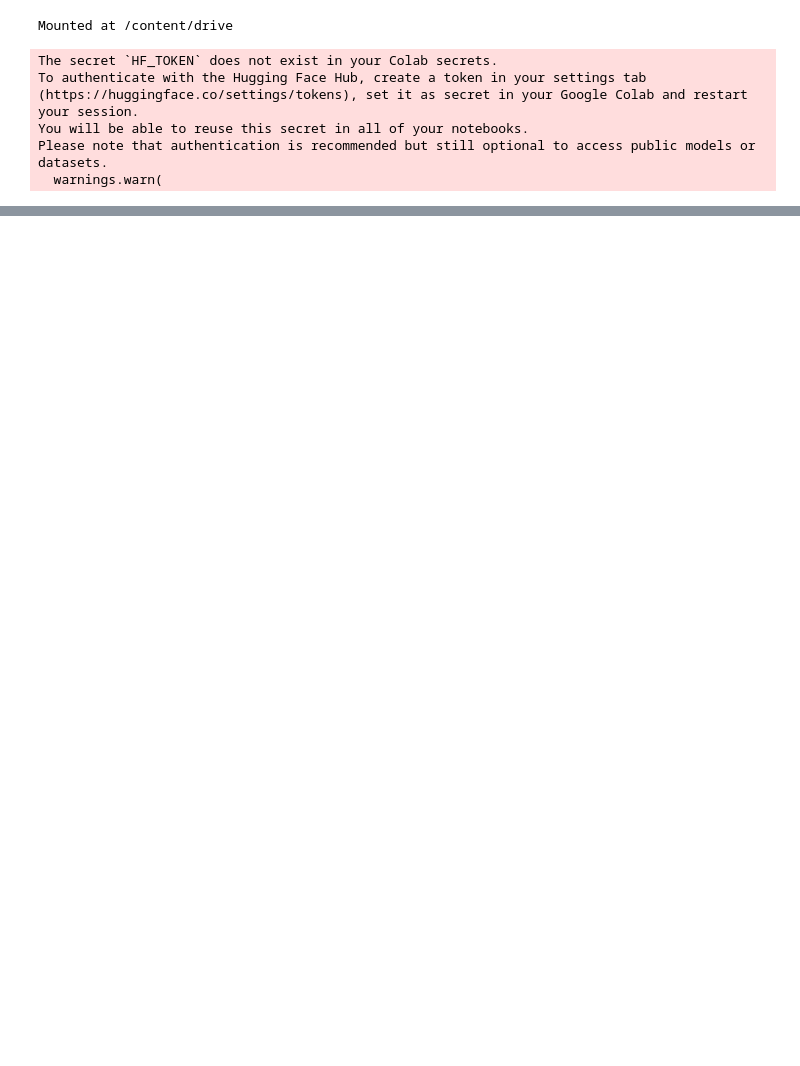
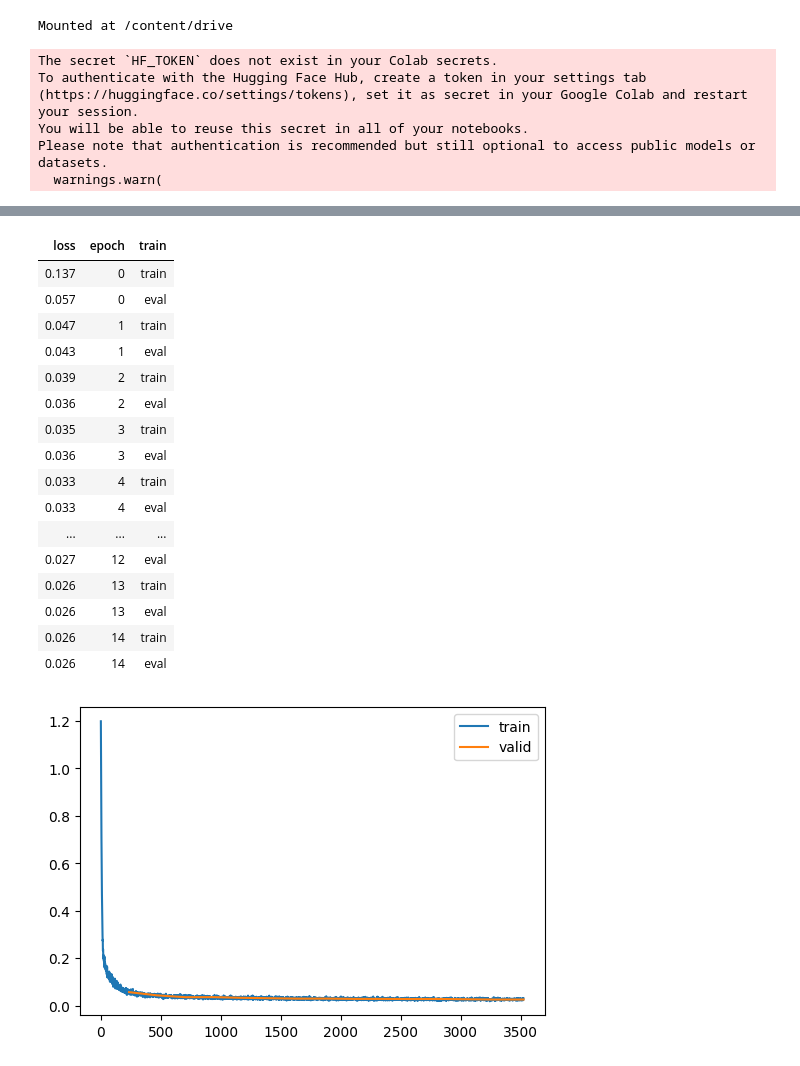
Before and after one commit to pranay8297/DDPM-DDIM-Karras, a Jupyter notebook: DDIM_LinearSchedule.ipynb, the cells around one changed output, grey strips where cells are left out. Drawn from its saved outputs; the diff is of its cells as text; code cells hidden in the pictures; blank space fills up the shorter version.

Commit message:
Used COSINE schedule borrowed from diffuser planner implementation - best results by far

```diff
--- a/DDIM_LinearSchedule.ipynb
+++ b/DDIM_LinearSchedule.ipynb
@@ -587,3 +615,48 @@ a[0], a[-1], b[0], b[-1]
+# %%
+dname, xn, yn = 'fashion_mnist', 'image', 'label'
+dsd = load_dataset(dname)
+
+@inplace
+def transformi(b):
+  b['image'] = [(resize(to_tensor(o), (32, 32), antialias = True)) - 0.5 for o in b['image']]
+
+tds = dsd.with_transform(transformi)
+
+dls = DataLoaders.from_dd(tds, batch_size = 256, num_workers=2)
+
+model = UnetModel(in_channels=1, out_channels = 1, block_out_channels = (32, 64, 128, 128))
+
+lr_max, epochs = 3e-03, 15
+
+dls = DataLoaders.from_dd(tds, 256, num_workers=2)
+cbs = [
+          DeviceCB(torch.device('cuda' if torch.cuda.is_available() else 'cpu')),
+          MetricsCB(),
+          ProgressCB(plot = True),
+          DDPMPrepV2(),
+          BatchSchedulerCB(partial(lr_scheduler.OneCycleLR, max_lr = lr_max, epochs = epochs, steps_per_epoch = len(dls.train)))
+      ]
+learner = AccLearner(model, dls, loss_func = nn.MSELoss(), lr = lr_max, cbs = cbs, opt_func = partial(torch.optim.Adam, eps = 1e-05))
+learner.fit(epochs)
+# %% [output]
+| loss | epoch | train |
+| 0.137 | 0 | train |
+| 0.057 | 0 | eval |
+| 0.047 | 1 | train |
+| 0.043 | 1 | eval |
+| 0.039 | 2 | train |
+| 0.036 | 2 | eval |
+| 0.035 | 3 | train |
+| 0.036 | 3 | eval |
+| 0.033 | 4 | train |
+| 0.033 | 4 | eval |
+| ... | ... | ... |
+| 0.027 | 12 | eval |
+| 0.026 | 13 | train |
+| 0.026 | 13 | eval |
+| 0.026 | 14 | train |
+| 0.026 | 14 | eval |
+[figure, added]
 # %%
 class DDIM_SchedulerV2: # This is only for sampling purposes
 
```
Also changed, not shown: parts of 18 cells of this notebook.
